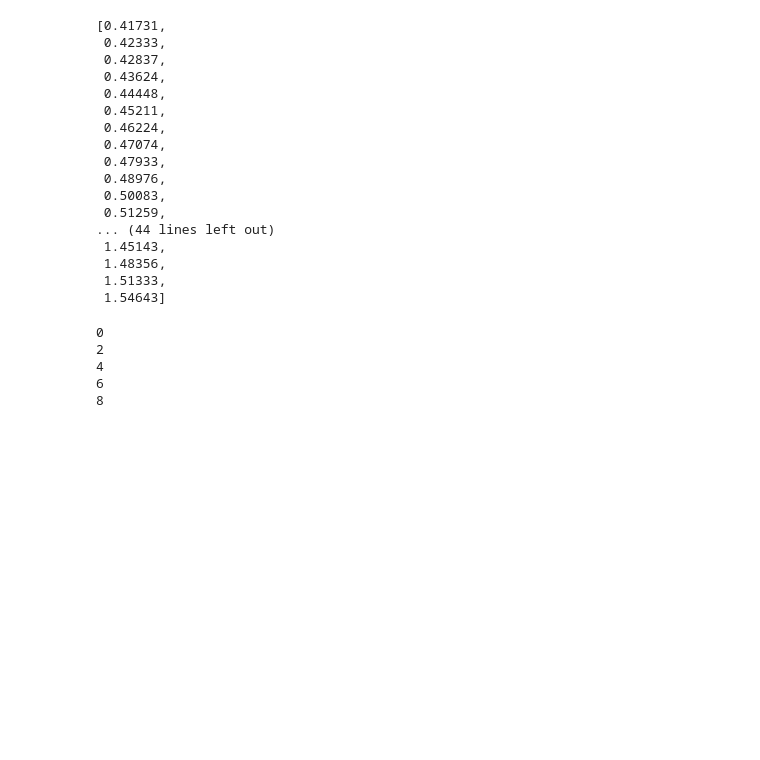
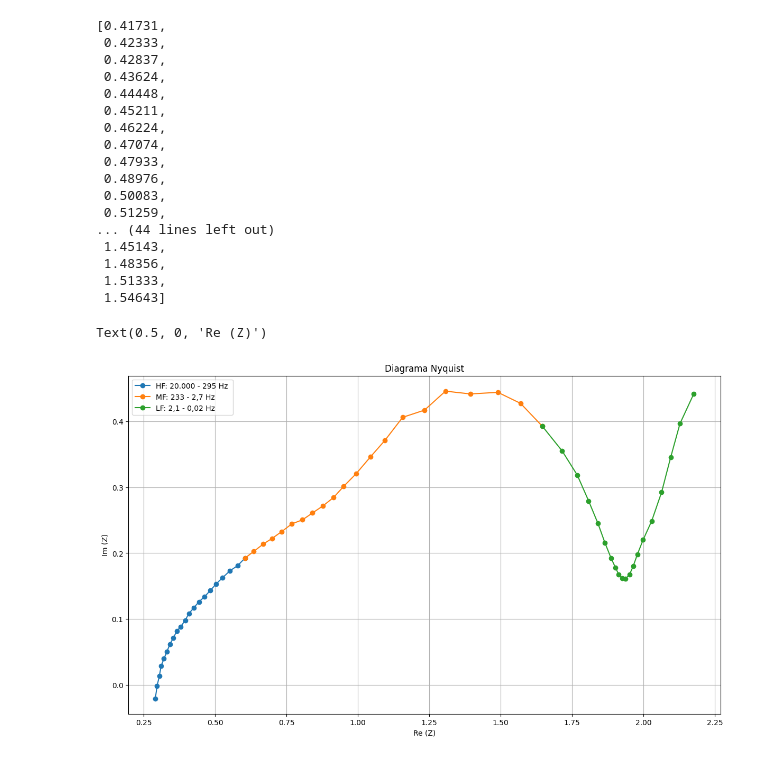
Before and after one commit to SebaVillagra00/ICM2985-SOH-IPRE, a Jupyter notebook: EIS Cambridge/EIS csv/NyquistPlots.ipynb, the cells around one changed output. Drawn from its saved outputs; the diff is of its cells as text; code cells hidden in the pictures; blank space fills up the shorter version.

```diff
--- a/EIS Cambridge/EIS csv/NyquistPlots.ipynb
+++ b/EIS Cambridge/EIS csv/NyquistPlots.ipynb
@@ -189,12 +189,17 @@ resistencias_C1[10]
  1.48356,
  1.51333,
  1.54643]
-# %%
-for i in range(0,10,2):
-    print(i)
-# %% [output]
-0
-2
-4
-6
-8
+# %%
+fig1 = plt.figure(figsize=(14,8))
+ax = plt.axes([0.1, 0.1, 0.8, 0.8])
+ax.plot(resistencias_C4[81][0:20+1],reactancias_C4[81][0:20+1], marker='o', label="HF: 20.000 - 295 Hz ")
+ax.plot(resistencias_C4[81][21-1:40+1],reactancias_C4[81][21-1:40+1], marker='o', label="MF: 233 - 2,7 Hz ")
+ax.plot(resistencias_C4[81][41-1:60],reactancias_C4[81][41-1:60], marker='o', label="LF: 2,1 - 0,02 Hz ")
+ax.legend()
+ax.grid()
+ax.set_title("Diagrama Nyquist")
+ax.set_ylabel("Im (Z)")
+ax.set_xlabel("Re (Z)")
+# %% [output]
+Text(0.5, 0, 'Re (Z)')
+[figure, added]
```
Also changed, not shown: parts of 1 cell of this notebook.
